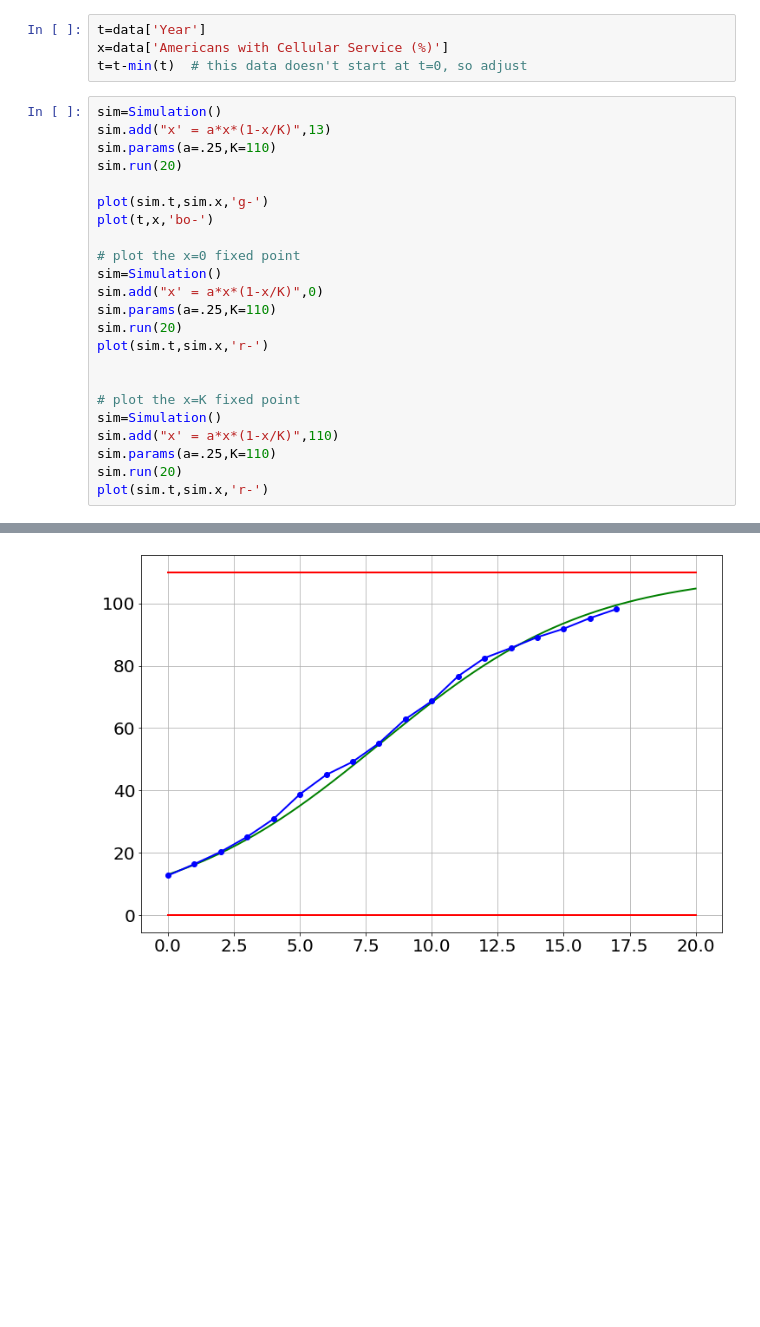
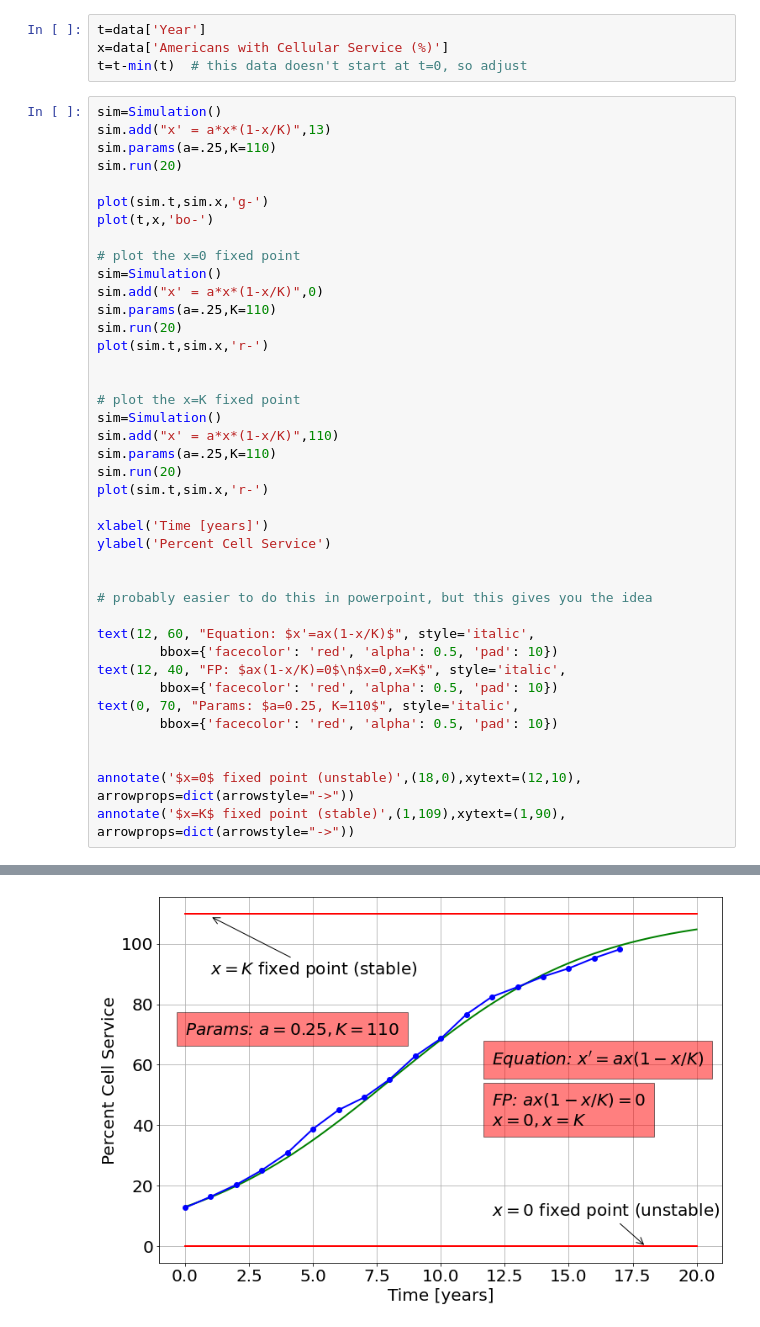
Before and after one commit to bblais/Computer-Programming-for-the-Sciences-Spring-2022, a Jupyter notebook: Sprint #2 - Dynamical Systems and Parameters/2022-03-10 Class.ipynb, the cells around one changed output, grey strips where cells are left out. Cells and saved outputs as stored; diff of their text form; blank space fills up the shorter version.

```diff
--- a/Sprint #2 - Dynamical Systems and Parameters/2022-03-10 Class.ipynb
+++ b/Sprint #2 - Dynamical Systems and Parameters/2022-03-10 Class.ipynb
@@ -56,4 +56,21 @@ sim.add("x' = a*x*(1-x/K)",110)
 sim.params(a=.25,K=110)
 sim.run(20)
 plot(sim.t,sim.x,'r-')
+
+xlabel('Time [years]')
+ylabel('Percent Cell Service')
+
+
+# probably easier to do this in powerpoint, but this gives you the idea
+
+text(12, 60, "Equation: $x'=ax(1-x/K)$", style='italic',
+        bbox={'facecolor': 'red', 'alpha': 0.5, 'pad': 10})
+text(12, 40, "FP: $ax(1-x/K)=0$\n$x=0,x=K$", style='italic',
+        bbox={'facecolor': 'red', 'alpha': 0.5, 'pad': 10})
+text(0, 70, "Params: $a=0.25, K=110$", style='italic',
+        bbox={'facecolor': 'red', 'alpha': 0.5, 'pad': 10})
+
+
+annotate('$x=0$ fixed point (unstable)',(18,0),xytext=(12,10), arrowprops=dict(arrowstyle="->"))
+annotate('$x=K$ fixed point (stable)',(1,109),xytext=(1,90), arrowprops=dict(arrowstyle="->"))
 # %% [output]
@@ -61 +78 @@ plot(sim.t,sim.x,'r-')
-[figure, old version]
+[figure, new version]
```
Also changed, not shown: parts of 2 cells of this notebook, 1 other file.
